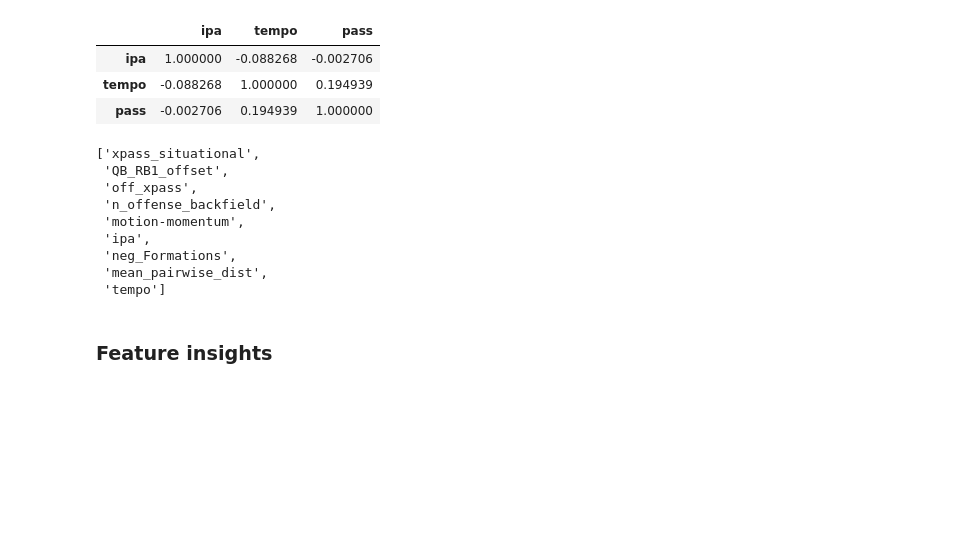
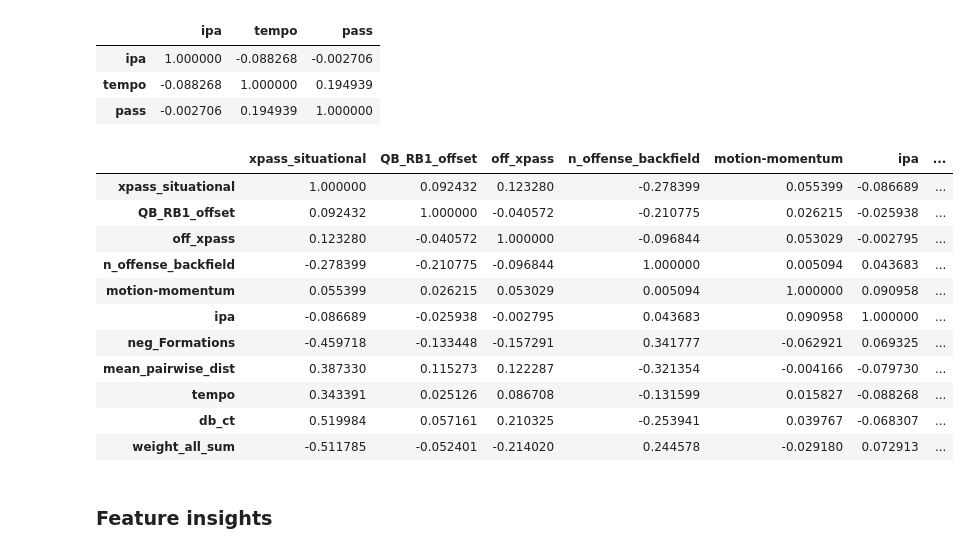
Before and after one commit to meagvo/NFL_BDB2025, a Jupyter notebook: pred-nov8-working.ipynb, the cells around one changed output. Cells and saved outputs as stored; diff of their text form; code cells hidden in the pictures; blank space fills up the shorter version.

```diff
--- a/pred-nov8-working.ipynb
+++ b/pred-nov8-working.ipynb
@@ -497,18 +497,21 @@ train_data[['ipa','tempo','pass']].corr()
 | ipa | 1.000000 | -0.088268 | -0.002706 |
 | tempo | -0.088268 | 1.000000 | 0.194939 |
 | pass | -0.002706 | 0.194939 | 1.000000 |
-# %%
-final_features
-# %% [output]
-['xpass_situational',
- 'QB_RB1_offset',
- 'off_xpass',
- 'n_offense_backfield',
- 'motion-momentum',
- 'ipa',
- 'neg_Formations',
- 'mean_pairwise_dist',
- 'tempo']
+# %%
+train_data[final_features+['db_ct','weight_all_sum']].corr()
+# %% [output]
+|  | xpass_situational | QB_RB1_offset | off_xpass | n_offense_backfield | motion-momentum | ipa | ... |
+| xpass_situational | 1.000000 | 0.092432 | 0.123280 | -0.278399 | 0.055399 | -0.086689 | ... |
+| QB_RB1_offset | 0.092432 | 1.000000 | -0.040572 | -0.210775 | 0.026215 | -0.025938 | ... |
+| off_xpass | 0.123280 | -0.040572 | 1.000000 | -0.096844 | 0.053029 | -0.002795 | ... |
+| n_offense_backfield | -0.278399 | -0.210775 | -0.096844 | 1.000000 | 0.005094 | 0.043683 | ... |
+| motion-momentum | 0.055399 | 0.026215 | 0.053029 | 0.005094 | 1.000000 | 0.090958 | ... |
+| ipa | -0.086689 | -0.025938 | -0.002795 | 0.043683 | 0.090958 | 1.000000 | ... |
+| neg_Formations | -0.459718 | -0.133448 | -0.157291 | 0.341777 | -0.062921 | 0.069325 | ... |
+| mean_pairwise_dist | 0.387330 | 0.115273 | 0.122287 | -0.321354 | -0.004166 | -0.079730 | ... |
+| tempo | 0.343391 | 0.025126 | 0.086708 | -0.131599 | 0.015827 | -0.088268 | ... |
+| db_ct | 0.519984 | 0.057161 | 0.210325 | -0.253941 | 0.039767 | -0.068307 | ... |
+| weight_all_sum | -0.511785 | -0.052401 | -0.214020 | 0.244578 | -0.029180 | 0.072913 | ... |
 # %% [markdown]
 ### Feature insights
 # %% [markdown]
```
Also changed, not shown: parts of 2 cells of this notebook, 5 other files.
